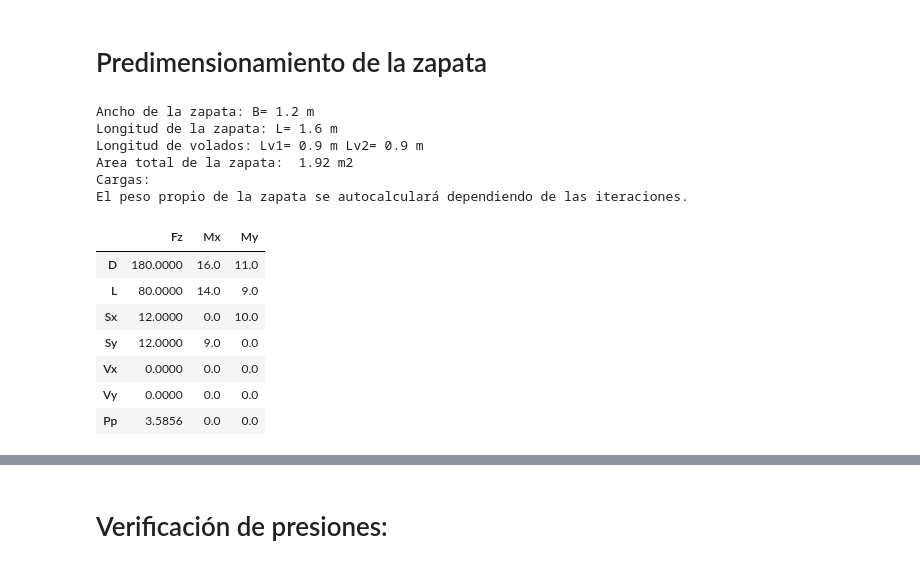
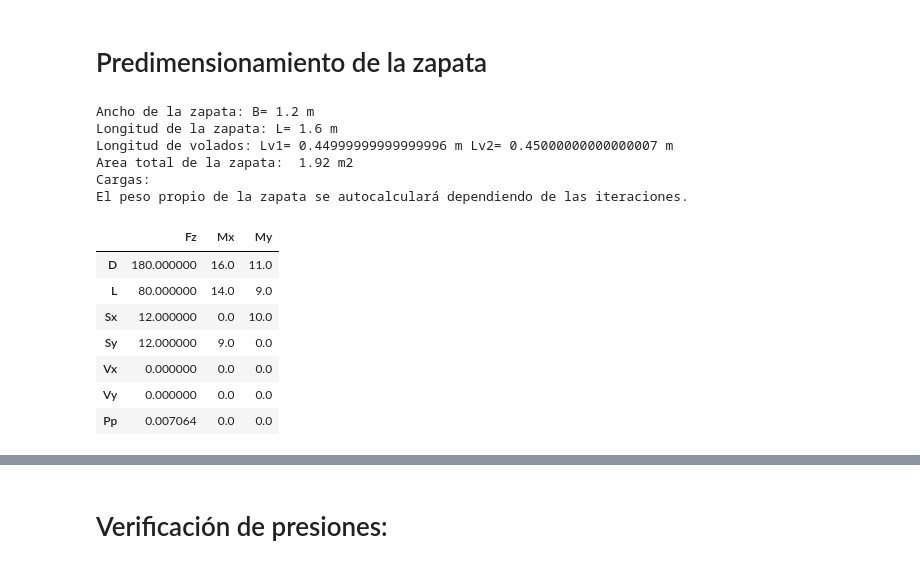
Before and after one commit to skyzizars/automatizacion_estructural, a Jupyter notebook: diseño_zapatas.ipynb, the cells around one changed output, grey strips where cells are left out. Drawn from its saved outputs; the diff is of its cells as text; code cells hidden in the pictures.

```diff
--- a/diseño_zapatas.ipynb
+++ b/diseño_zapatas.ipynb
@@ -56,46 +58,50 @@ Fzas=[[180*tonf,16*tonf,11*tonf],
       [0,0,0]]
 # %%
 #Datos de la columna:
-b_col=0.3
-h_col=0.7
+b_col=0.3*m
+h_col=0.7*m
 
 #Datos del suelo
 q_adm=3.0*kgf/cm**2 #presion admisible del suelo.
+γ_s = 1.8*kgf/m**3
+
 
 #Datos de la zapata
 h=0.6*m             #altura predefinida de la zapata.
 Df=1.8*m            #profundidad de desplante de la zapata. (desde el NTN al NFC).
 # %%
 #Insertando los datos a la clase zapata 1:
-conc.Cimentacion(q_adm,Df)
-Z1=conc.Zapata(q_adm,Df,b_col,h_col,h,Fzas)
+Z1=conc.Isolate_footing(b_col,h_col,Df,h)
+Z1.set_soil(q_adm,γ_s)
+Z1.assign_forces(Fzas)
+Z1.soil_forces()
 # %% [markdown]
 # Predimensionamiento de la zapata
 # %%
 print("Ancho de la zapata: B=",Z1.B,"m")
 print("Longitud de la zapata: L=",Z1.L,"m")
 print("Longitud de volados: Lv1=",Z1.Lv1,"m Lv2=",Z1.Lv2,"m")
 print("Area total de la zapata: ",Z1.B*Z1.L,"m2")
 print("Cargas: ")
-cargas=pd.DataFrame(Fzas)
+cargas=pd.DataFrame(Z1.forces)
 cargas.columns=['Fz','Mx','My']
 cargas.index=['D','L','Sx','Sy','Vx','Vy','Pp']
 print("El peso propio de la zapata se autocalculará dependiendo de las iteraciones.")
 cargas/tonf
 # %% [output]
 Ancho de la zapata: B= 1.2 m
 Longitud de la zapata: L= 1.6 m
-Longitud de volados: Lv1= 0.9 m Lv2= 0.9 m
+Longitud de volados: Lv1= 0.44999999999999996 m Lv2= 0.45000000000000007 m
 Area total de la zapata:  1.92 m2
 Cargas:
 El peso propio de la zapata se autocalculará dependiendo de las iteraciones.
 |  | Fz | Mx | My |
-| D | 180.0000 | 16.0 | 11.0 |
-| L | 80.0000 | 14.0 | 9.0 |
-| Sx | 12.0000 | 0.0 | 10.0 |
-| Sy | 12.0000 | 9.0 | 0.0 |
-| Vx | 0.0000 | 0.0 | 0.0 |
-| Vy | 0.0000 | 0.0 | 0.0 |
-| Pp | 3.5856 | 0.0 | 0.0 |
+| D | 180.000000 | 16.0 | 11.0 |
+| L | 80.000000 | 14.0 | 9.0 |
+| Sx | 12.000000 | 0.0 | 10.0 |
+| Sy | 12.000000 | 9.0 | 0.0 |
+| Vx | 0.000000 | 0.0 | 0.0 |
+| Vy | 0.000000 | 0.0 | 0.0 |
+| Pp | 0.007064 | 0.0 | 0.0 |
 # %%
 #Se dimensionará la zapata para obtener los valores de B y L:
```
Also changed, not shown: parts of 8 cells of this notebook, 3 other files.
